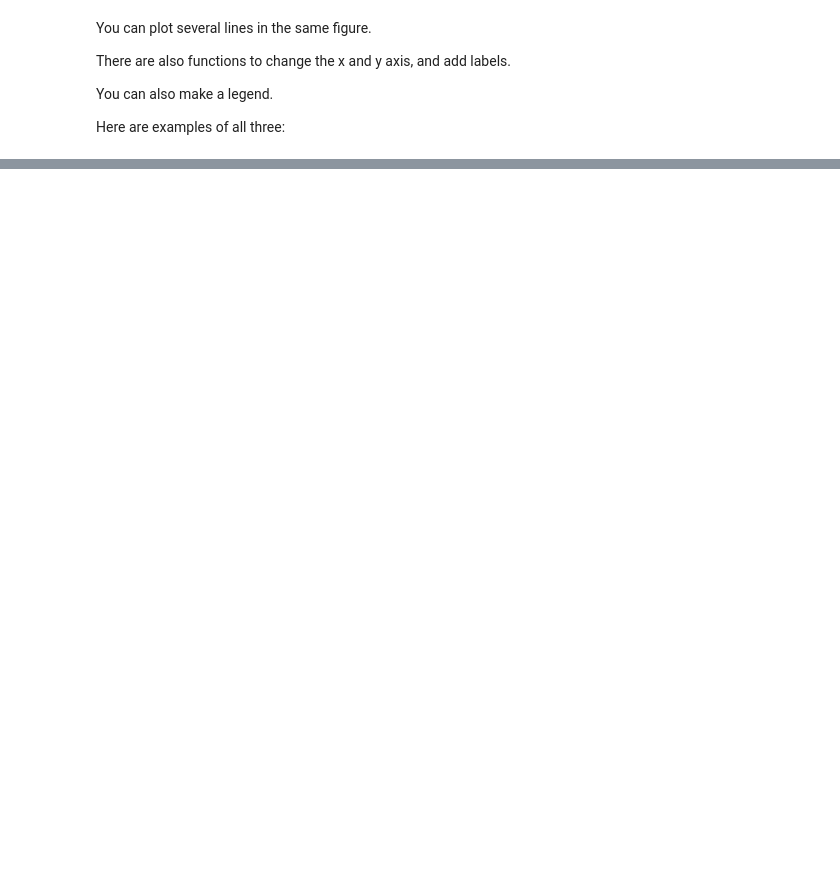
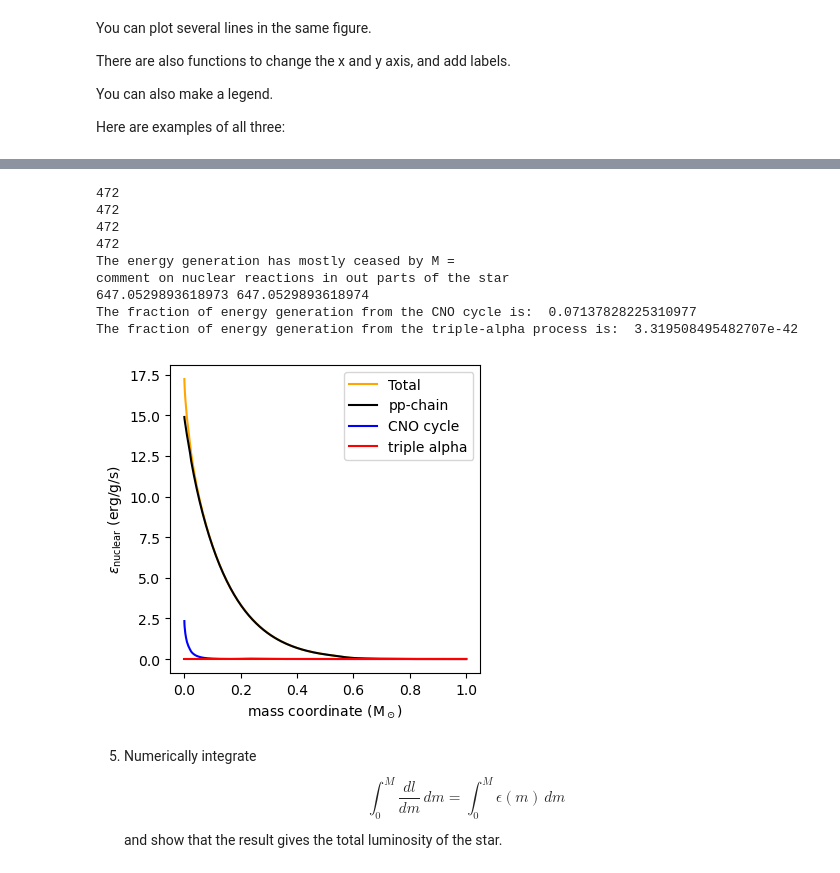
Before and after one commit to mmfausnaugh/astr4301-coding-lab-2, a Jupyter notebook: Coding-Lab-2-Stellar-Models-Soultions.ipynb, the cells around one changed output, grey strips where cells are left out. Cells and saved outputs as stored; diff of their text form; code cells hidden in the pictures; blank space fills up the shorter version.

```diff
--- a/Coding-Lab-2-Stellar-Models-Soultions.ipynb
+++ b/Coding-Lab-2-Stellar-Models-Soultions.ipynb
@@ -338,0 +476,47 @@ Text(0.5, 0, 'x-coordinate')
+# %%
+#use these variables
+print(len(energy_gen_total))
+print(len(energy_gen_pp))
+print(len(energy_gen_cno))
+print(len(energy_gen_3a))
+
+#part a
+plt.plot(mass, energy_gen_total,'orange',marker='None',linestyle='-',label='Total')
+
+plt.plot(mass, energy_gen_pp, 'black',marker='None',linestyle='-',label='pp-chain')
+plt.plot(mass, energy_gen_cno,'blue', marker='None',linestyle='-',label='CNO cycle')
+plt.plot(mass, energy_gen_3a, 'red',  marker='None',linestyle='-',label='triple alpha')
+
+plt.legend(loc='upper right')
+plt.xlabel('mass coordinate (M$_\odot$)')
+plt.ylabel('$\epsilon_{\\rm nuclear}$ (erg/g/s)')
+
+#part b
+print("The energy generation has mostly ceased by M = ", )
+print("comment on nuclear reactions in out parts of the star")
+
+#part c
+e_star = np.sum(energy_gen_total)
+e_star_pp  = np.sum(energy_gen_pp)
+e_star_cno = np.sum(energy_gen_cno)
+e_star_3a  = np.sum(energy_gen_3a)
+
+print(e_star, e_star_pp + e_star_cno + e_star_3a)
+
+print("The fraction of energy generation from the CNO cycle is: ", e_star_cno/e_star )
+print("The fraction of energy generation from the triple-alpha process is: ", e_star_3a/e_star )
+# %% [output]
+472
+472
+472
+472
+The energy generation has mostly ceased by M =
+comment on nuclear reactions in out parts of the star
+647.0529893618973 647.0529893618974
+The fraction of energy generation from the CNO cycle is:  0.07137828225310977
+The fraction of energy generation from the triple-alpha process is:  3.319508495482707e-42
+[figure, added]
+# %% [markdown]
+5) Numerically integrate
+$$\int_0^M \frac{dl}{dm}\,dm = \int_0^{M} \epsilon(m)\, dm $$
+and show that the result gives the total luminosity of the star.
```
Also changed, not shown: parts of 30 cells of this notebook, 1 other file.
